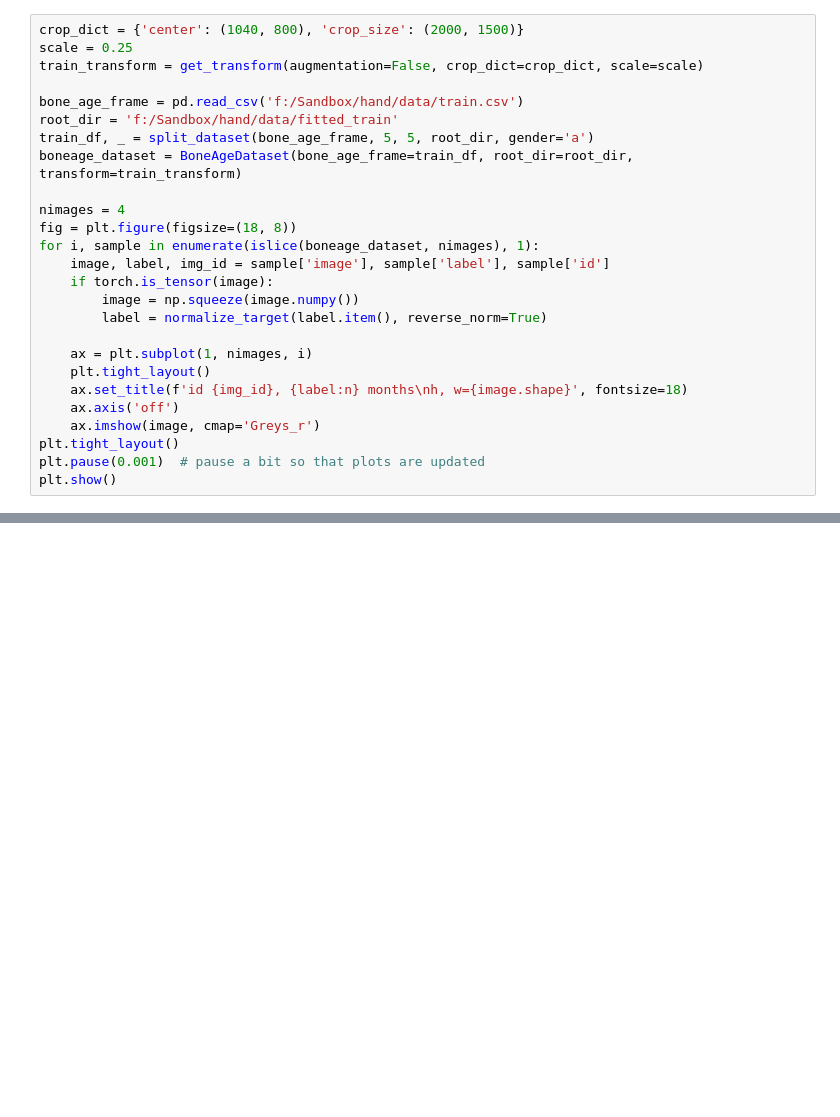
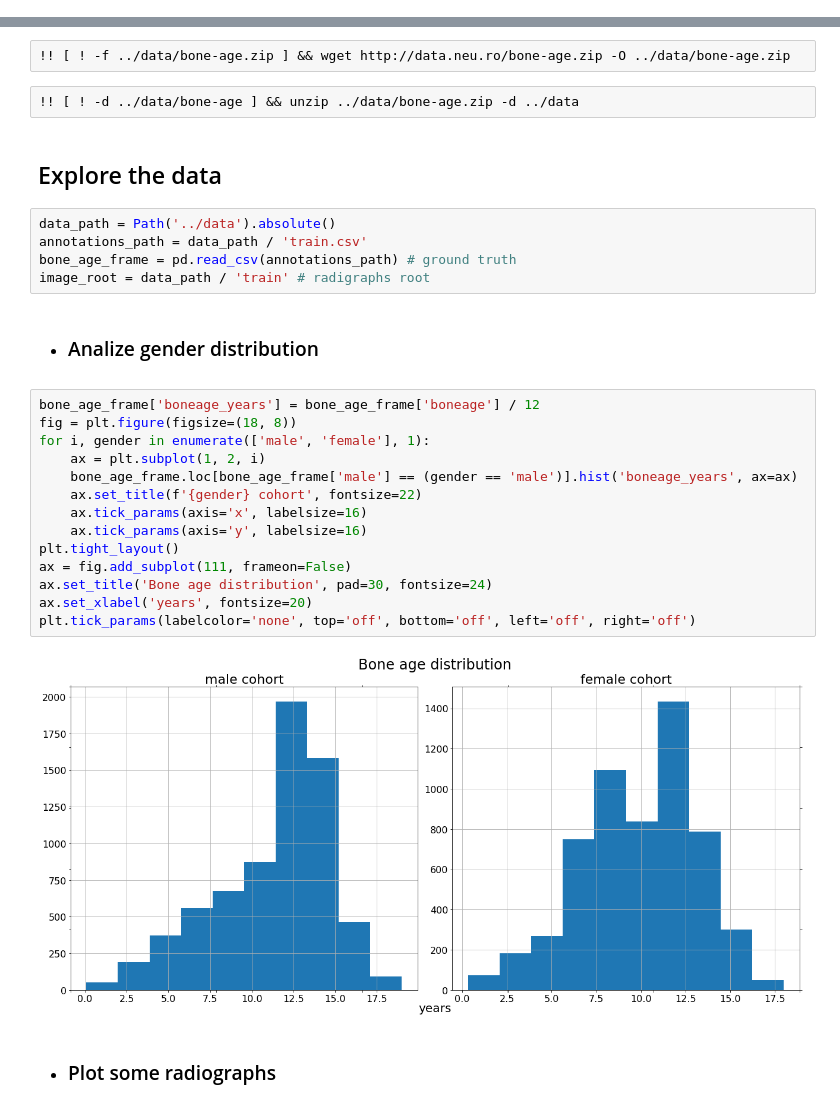
Before and after one commit to neuro-inc/ml-recipe-bone-age, a Jupyter notebook: notebooks/demo.ipynb, the cells around one changed output, grey strips where cells are left out. Cells and saved outputs as stored; diff of their text form; blank space fills up the shorter version.

```diff
--- a/notebooks/demo.ipynb
+++ b/notebooks/demo.ipynb
@@ -27,26 +27,0 @@ Dataset
-# %%
-crop_dict = {'center': (1040, 800), 'crop_size': (2000, 1500)}
-scale = 0.25
-train_transform = get_transform(augmentation=False, crop_dict=crop_dict, scale=scale)
-
-bone_age_frame = pd.read_csv('f:/Sandbox/hand/data/train.csv')
-root_dir = 'f:/Sandbox/hand/data/fitted_train'
-train_df, _ = split_dataset(bone_age_frame, 5, 5, root_dir, gender='a')
-boneage_dataset = BoneAgeDataset(bone_age_frame=train_df, root_dir=root_dir, transform=train_transform)
-
-nimages = 4
-fig = plt.figure(figsize=(18, 8))
-for i, sample in enumerate(islice(boneage_dataset, nimages), 1):
-    image, label, img_id = sample['image'], sample['label'], sample['id']
-    if torch.is_tensor(image):
-        image = np.squeeze(image.numpy())
-        label = normalize_target(label.item(), reverse_norm=True)
-
-    ax = plt.subplot(1, nimages, i)
-    plt.tight_layout()
-    ax.set_title(f'id {img_id}, {label:n} months\nh, w={image.shape}', fontsize=18)
-    ax.axis('off')
-    ax.imshow(image, cmap='Greys_r')
-plt.tight_layout()
-plt.pause(0.001)  # pause a bit so that plots are updated
-plt.show()
@@ -54,0 +31,31 @@ plt.show()
+# %%
+!! [ ! -f ../data/bone-age.zip ] && wget http://data.neu.ro/bone-age.zip -O ../data/bone-age.zip
+# %%
+!! [ ! -d ../data/bone-age ] && unzip ../data/bone-age.zip -d ../data
+# %% [markdown]
+## Explore the data
+# %%
+data_path = Path('../data').absolute()
+annotations_path = data_path / 'train.csv'
+bone_age_frame = pd.read_csv(annotations_path) # ground truth
+image_root = data_path / 'train' # radigraphs root
+# %% [markdown]
+* ### Analize gender distribution
+# %%
+bone_age_frame['boneage_years'] = bone_age_frame['boneage'] / 12
+fig = plt.figure(figsize=(18, 8))
+for i, gender in enumerate(['male', 'female'], 1):
+    ax = plt.subplot(1, 2, i)
+    bone_age_frame.loc[bone_age_frame['male'] == (gender == 'male')].hist('boneage_years', ax=ax)
+    ax.set_title(f'{gender} cohort', fontsize=22)
+    ax.tick_params(axis='x', labelsize=16)
+    ax.tick_params(axis='y', labelsize=16)
+plt.tight_layout()
+ax = fig.add_subplot(111, frameon=False)
+ax.set_title('Bone age distribution', pad=30, fontsize=24)
+ax.set_xlabel('years', fontsize=20)
+plt.tick_params(labelcolor='none', top='off', bottom='off', left='off', right='off')
+# %% [output]
+[figure, added]
+# %% [markdown]
+* ### Plot some radiographs
```
Also changed, not shown: parts of 14 cells of this notebook, 2 other files.
